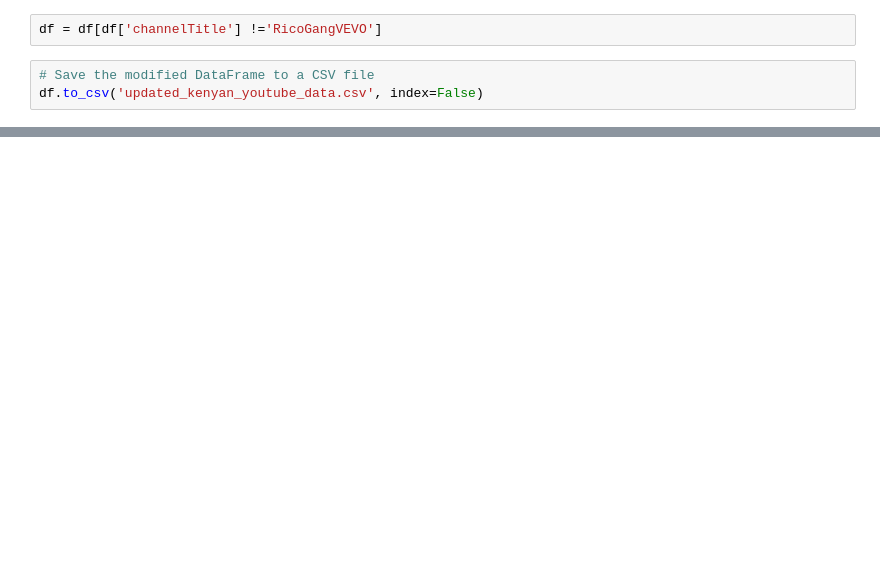
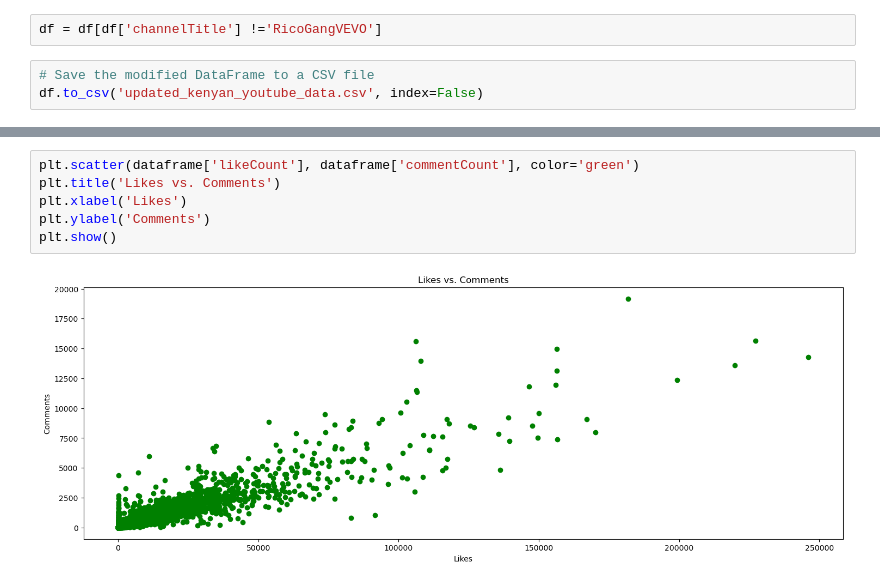
Before and after one commit to Nginacloud/Analytics, a Jupyter notebook: YoutubeScrap/Youtube_EDA.ipynb, the cells around one changed output, grey strips where cells are left out. Saved outputs shown, nothing was run; the diff lists cells and outputs as text; blank space fills up the shorter version.

```diff
--- a/YoutubeScrap/Youtube_EDA.ipynb
+++ b/YoutubeScrap/Youtube_EDA.ipynb
@@ -208,0 +251,8 @@ df
+# %%
+plt.scatter(dataframe['likeCount'], dataframe['commentCount'], color='green')
+plt.title('Likes vs. Comments')
+plt.xlabel('Likes')
+plt.ylabel('Comments')
+plt.show()
+# %% [output]
+[figure, added]
```
Also changed, not shown: parts of 19 cells of this notebook, 1 other file.
